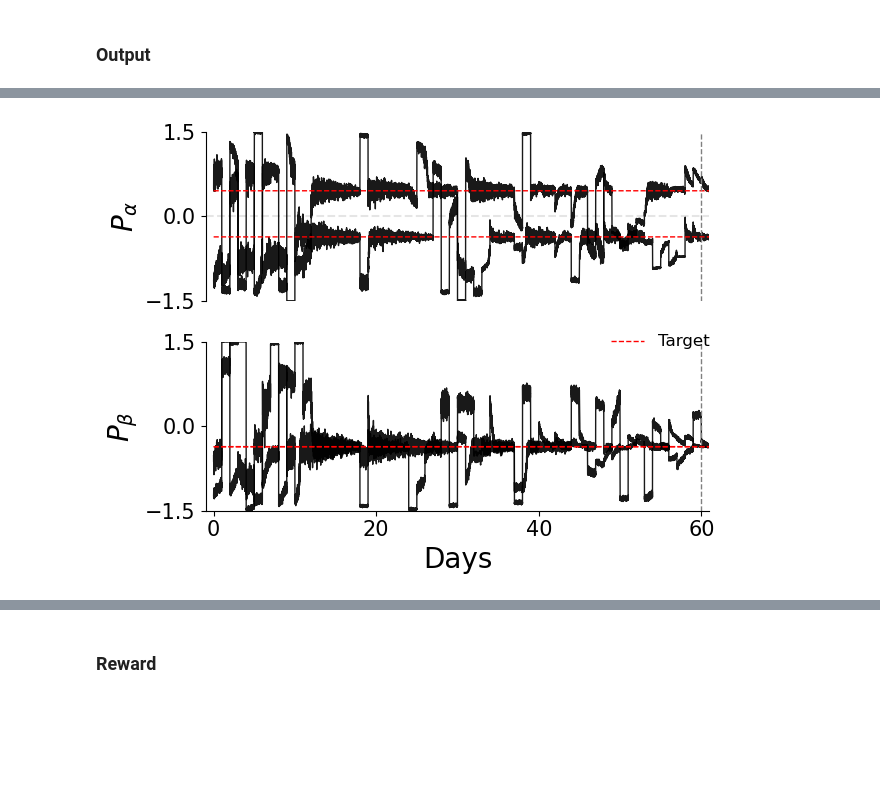
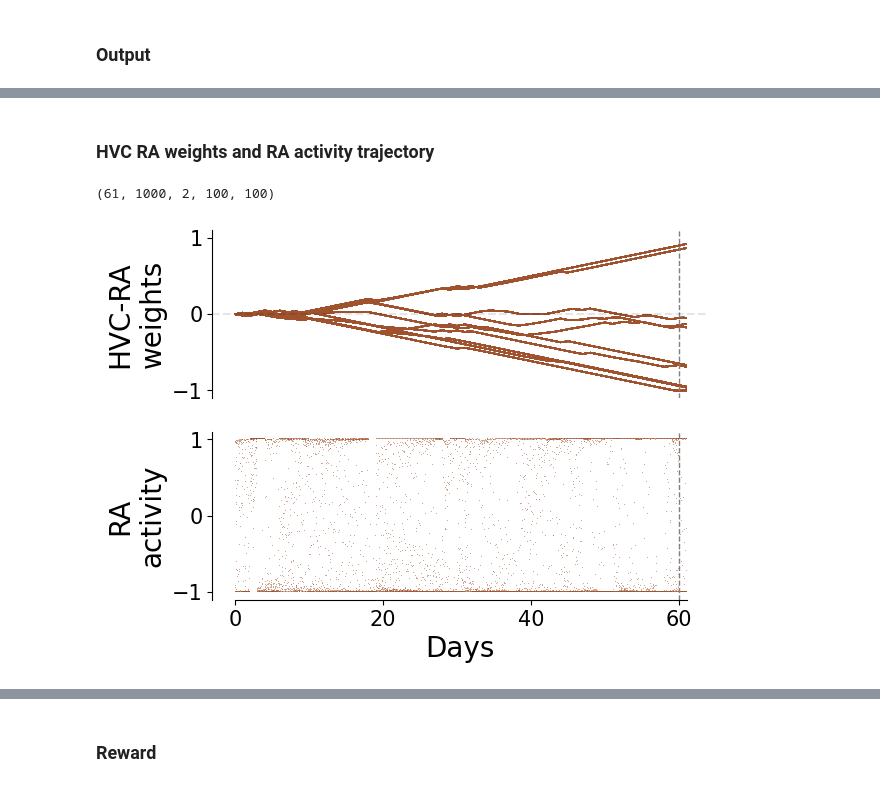
Before and after one commit to atharvsuryawanshi12/Dual_Pathway_RL_songbird, a Jupyter notebook: JSON/for_figures.ipynb, the cells around one changed output, grey strips where cells are left out. Saved outputs shown, nothing was run; the diff lists cells and outputs as text; code cells hidden in the pictures; blank space fills up the shorter version.

```diff
--- a/JSON/for_figures.ipynb
+++ b/JSON/for_figures.ipynb
@@ -550,59 +554,52 @@ def plot_output(obj):
-# %%
-plot_output(obj)
-# %% [output]
-[figure, removed]
+# %% [markdown]
+### HVC RA weights and RA activity trajectory
 # %%
-def plot_HL1(obj):
+def plot_HL_traj(obj):
     figure, (ax1, ax2) = plt.subplots(2,1)
 
-    sk = N_SYLL
+    # Plot running average of cortical output (brown), BG output (grey) and total output (black)
+    plot_array1 = obj.hvc_ra_array_all[:, :, 0, :, :].reshape(DAYS*N_DAILY_MOTIFS, obj.hvc_size*obj.ra_size)
+    ax1.plot(plot_array1[::10, ::10], color='sienna', alpha=.5, linewidth=1)
 
-    # Display x axis in days
-    x = np.arange(N_TOTAL_TRIALS)
-    x = x/(N_DAILY_MOTIFS * N_SYLL)
-
-    # Plot running average of cortical output (brown), BG output (grey) and total output (black)
-    # Data
-    for syll in range(N_SYLL):
-        # motor outputs
-        ax1.plot(running_mean(obj.hvc_ra_array[:,:,syll].reshape(DAYS*N_DAILY_MOTIFS)), color='sienna', alpha=.5, linewidth=1)
-        ax2.plot(running_mean(obj.hvc_bg_array[:,:,syll].reshape(DAYS*N_DAILY_MOTIFS)), color="sienna", alpha=.5, marker=',', linewidth=0, markersize=1)
+    plot_array2 = obj.ra_all[:, :, 0, :].reshape(DAYS*N_DAILY_MOTIFS, obj.ra_size)
+    ax2.plot(plot_array2[::100, ::10], color="sienna", alpha=.5, marker=',', linewidth=0, markersize=1)
 
 
-    for syll in range(N_SYLL - 1):
-        # target
-        ax1.plot(obj.centers[syll, 0]*np.ones(N_DAILY_MOTIFS*DAYS),  color='red', linestyle='--', linewidth=1)
-        ax2.plot(obj.centers[syll, 1]*np.ones(N_DAILY_MOTIFS*DAYS),  color='red', linestyle='--', linewidth=1)
-    ax1.plot(obj.centers[syll + 1, 0]*np.ones(N_DAILY_MOTIFS*DAYS),  color='red', linestyle='--', linewidth=1)
-    ax2.plot(obj.centers[syll + 1, 1]*np.ones(N_DAILY_MOTIFS*DAYS),  color='red', linestyle='--', linewidth=1, label = 'Target')
-
     # # Axis beauty
-    # ax1.axvline(x=N_DAYS_INTACT * N_DAILY_MOTIFS, linestyle='--', color='grey', lw=1)
-    # ax2.axvline(x=N_DAYS_INTACT * N_DAILY_MOTIFS, linestyle='--', color='grey', lw=1)
-    # ax1.axhline(y=0, linestyle='--', color='black', alpha=0.1)
+    ax1.axvline(x=N_DAYS_INTACT * N_DAILY_MOTIFS//10, linestyle='--', color='grey', lw=1)
+    ax2.axvline(x=N_DAYS_INTACT * N_DAILY_MOTIFS//100, linestyle='--', color='grey', lw=1)
+    ax1.axhline(y=0, linestyle='--', color='black', alpha=0.1)
 
     ax1.spines['top'].set_visible(False)
     ax1.spines['right'].set_visible(False)
     ax1.spines['bottom'].set_visible(False)
-    ax1.get_xaxis().set_ticks([])
     ax1.tick_params(labelsize=15)
+    ax1.set_xticks([])
     ax1.set_yticks([-1, 0, 1])
-    # ax1.set_xlim(-1, obj.n_days+obj.n_lesioned_days)
-    # ax1.set_ylim(obj.Wmin_Heb-0.1, obj.Wmax_Heb+0.1)
+    ax1.set_ylim(-1.1, 1.1)
 
+    ax2.set_xticks([0, 20*N_DAILY_MOTIFS//100, 40*N_DAILY_MOTIFS//100, 60*N_DAILY_MOTIFS//100], np.arange(0, DAYS, 20))
     ax2.set_ylim(-1.1, 1.1)
     ax2.set_xlabel('Days', fontsize=20)
     ax2.set_yticks([-1, 0, 1])
     ax2.tick_params(labelsize=15)
-    # ax2.set_xlim(-1, obj.n_days+obj.n_lesioned_days)
+
     # ax2.get_xaxis().set_ticks([0, 20, 40, 60])
     ax2.spines['top'].set_visible(False)
     ax2.spines['right'].set_visible(False)
-    # ax2.spines['bottom'].set_bounds(0, obj.n_days+obj.n_lesioned_days)
+    ax2.spines['bottom'].set_bounds(0, DAYS*N_DAILY_MOTIFS//100)
+
+
 
 #         if obj.contour_type=='Syrinx':
 #             ax1.set_ylabel(r'$P_{\beta} (Tension)$', fontsize=20)
 #             ax1.set_ylabel(r'$P_{\alpha} (Pressure)$', fontsize=20)
 #         else:
     ax1.set_ylabel('HVC-RA\nweights', fontsize=20)
     ax2.set_ylabel('RA\nactivity', fontsize=20)
+
+print(obj.hvc_ra_array_all.shape)
+plot_HL_traj(obj)
+# %% [output]
+(61, 1000, 2, 100, 100)
+[figure, added]
```
Also changed, not shown: parts of 5 cells of this notebook.
